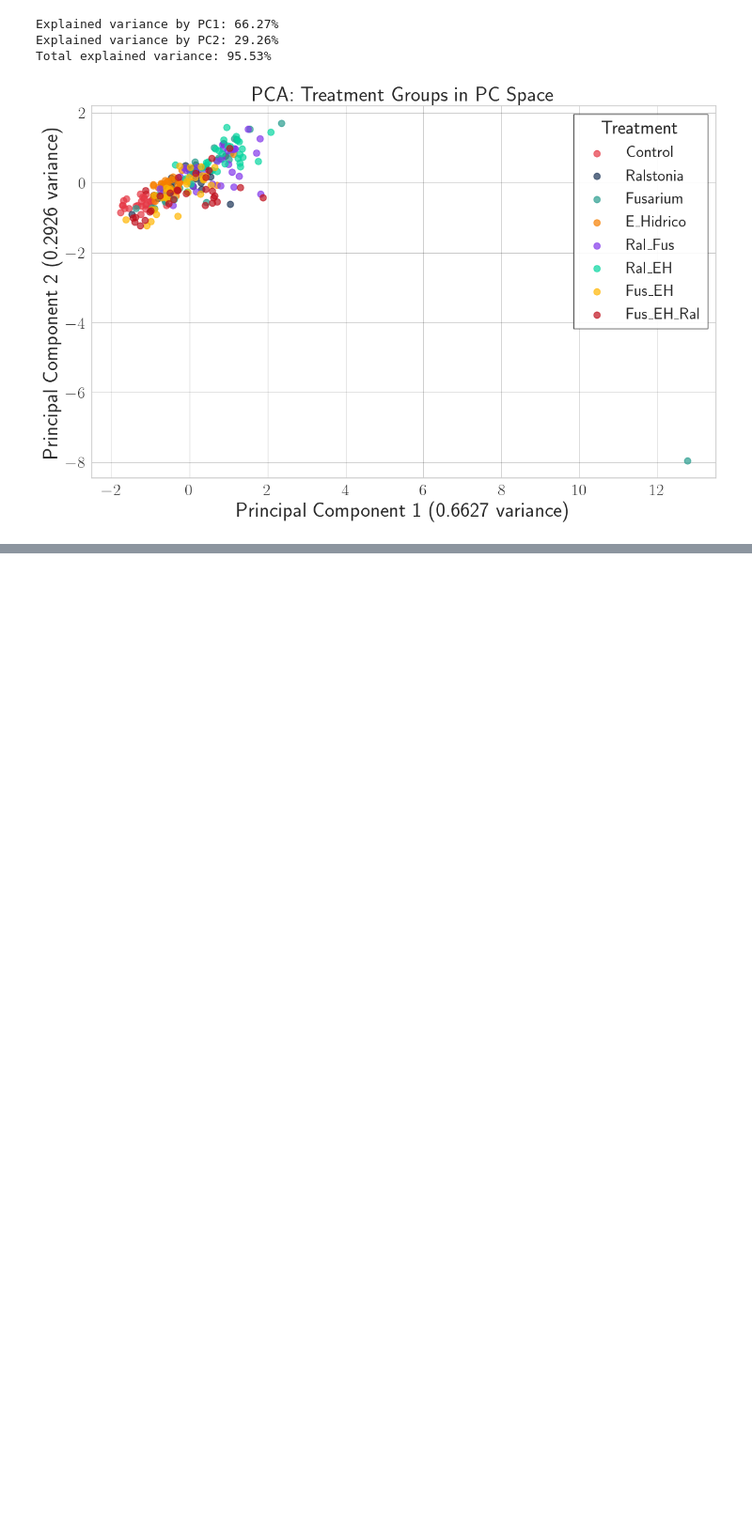
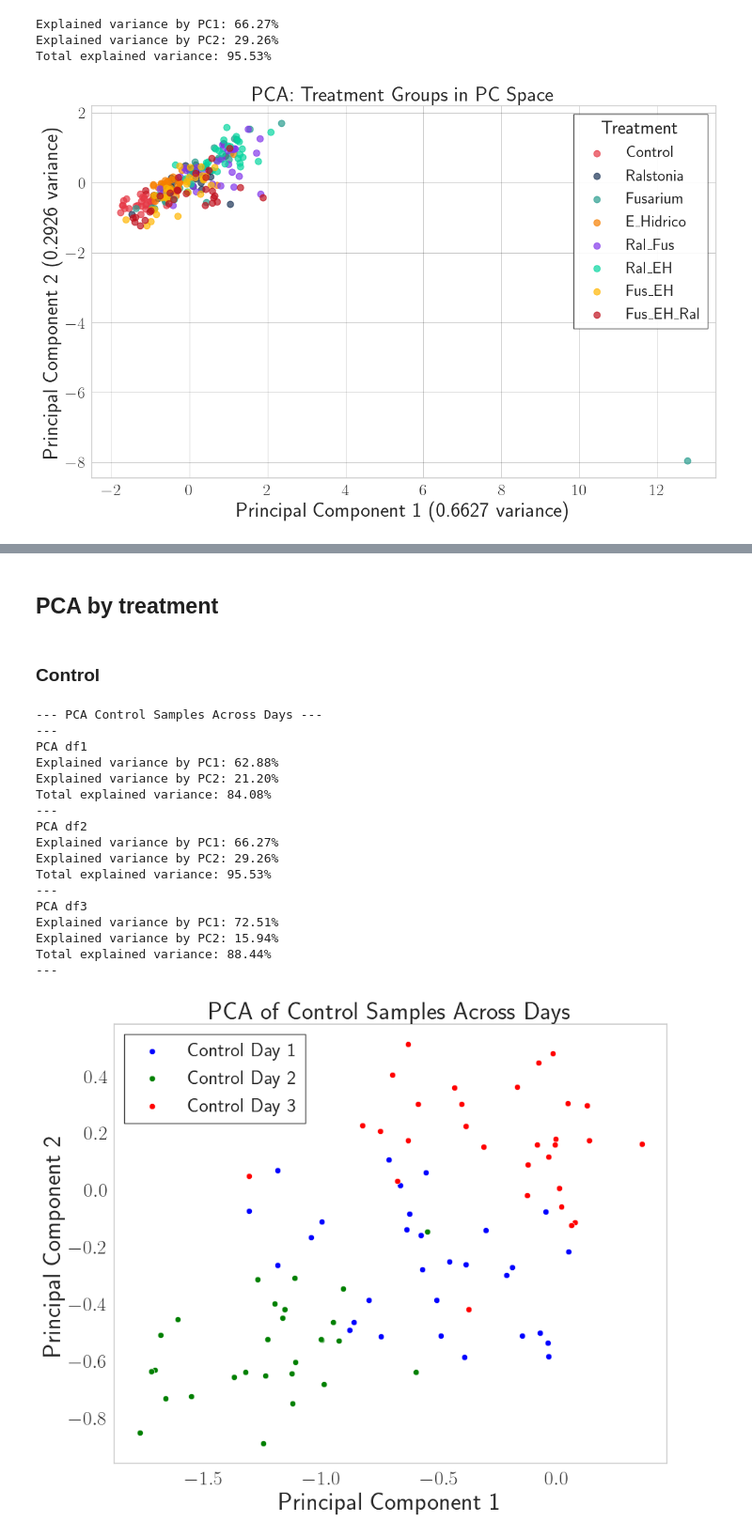
Before and after one commit to RicardoLoperaV/DiPreSi, a Jupyter notebook: Analisis PCA/Analisis_PCA.ipynb, the cells around one changed output, grey strips where cells are left out. Shown at 94% size. Saved outputs shown, nothing was run; the diff lists cells and outputs as text; code cells hidden in the pictures; blank space fills up the shorter version.

```diff
--- a/Analisis PCA/Analisis_PCA.ipynb
+++ b/Analisis PCA/Analisis_PCA.ipynb
@@ -103,0 +123,68 @@ Total explained variance: 89.82%
+# %% [markdown]
+## PCA by treatment
+# %% [markdown]
+### Control
+# %%
+print('--- PCA Control Samples Across Days ---')
+print('---')
+print('PCA df1 ')
+
+# Day 1
+pca_1 = PCA_Analysis(df1)
+pca_results_1 = pca_1.PCA_2D_noplot()
+
+# extract control samples
+pca_control_1 = pca_results_1[pca_results_1['Tratamiento'] == 'Control']
+
+print('---')
+
+print('PCA df2 ')
+# Day 2
+pca_2 = PCA_Analysis(df2)
+pca_results_2 = pca_2.PCA_2D_noplot()
+
+# extract control samples
+pca_control_2 = pca_results_2[pca_results_2['Tratamiento'] == 'Control']
+
+print('---')
+
+print('PCA df3 ')
+# Day 3
+pca_3 = PCA_Analysis(df3)
+pca_results_3 = pca_3.PCA_2D_noplot()
+
+# extract control samples
+pca_control_3 = pca_results_3[pca_results_3['Tratamiento'] == 'Control']
+
+print('---')
+
+# Now plot all control samples together
+plt.figure(figsize=(10, 8))
+sns.scatterplot(data=pca_control_1, x='PC1', y='PC2', label='Control Day 1', color='blue')
+sns.scatterplot(data=pca_control_2, x='PC1', y='PC2', label='Control Day 2', color='green')
+sns.scatterplot(data=pca_control_3, x='PC1', y='PC2', label='Control Day 3', color='red')
+plt.title('PCA of Control Samples Across Days')
+plt.xlabel('Principal Component 1')
+plt.ylabel('Principal Component 2')
+plt.legend()
+plt.grid()
+plt.show()
+# %% [output]
+--- PCA Control Samples Across Days ---
+---
+PCA df1
+Explained variance by PC1: 62.88%
+Explained variance by PC2: 21.20%
+Total explained variance: 84.08%
+---
+PCA df2
+Explained variance by PC1: 66.27%
+Explained variance by PC2: 29.26%
+Total explained variance: 95.53%
+---
+PCA df3
+Explained variance by PC1: 72.51%
+Explained variance by PC2: 15.94%
+Total explained variance: 88.44%
+---
+[figure, added]
```
Also changed, not shown: parts of 24 cells of this notebook, 1 other file.
